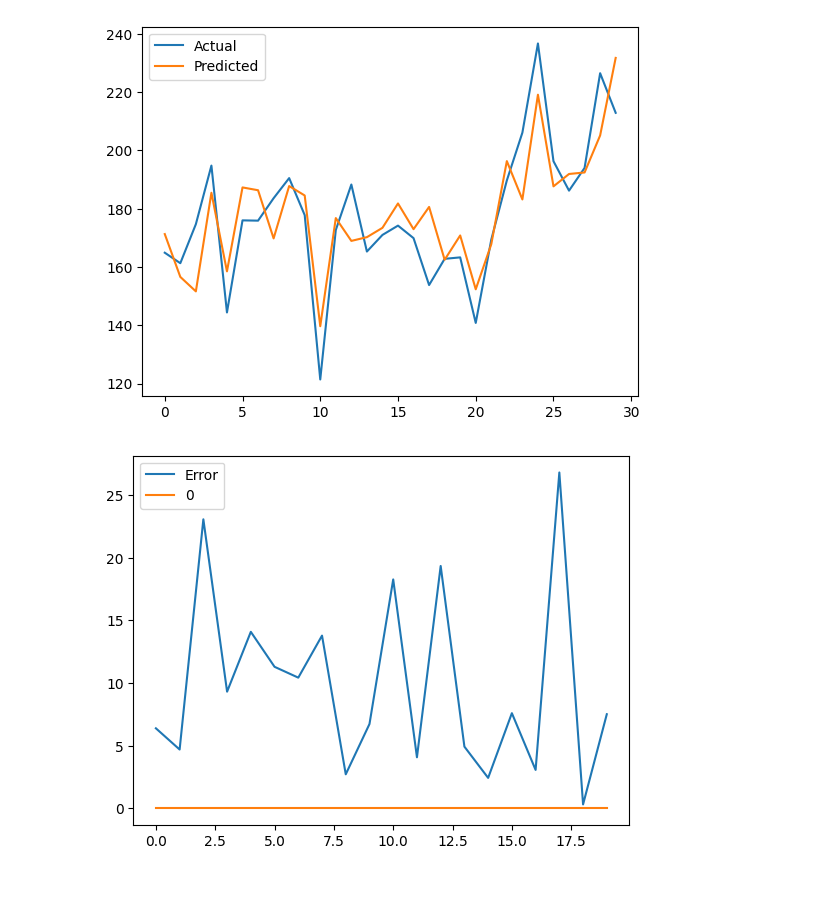
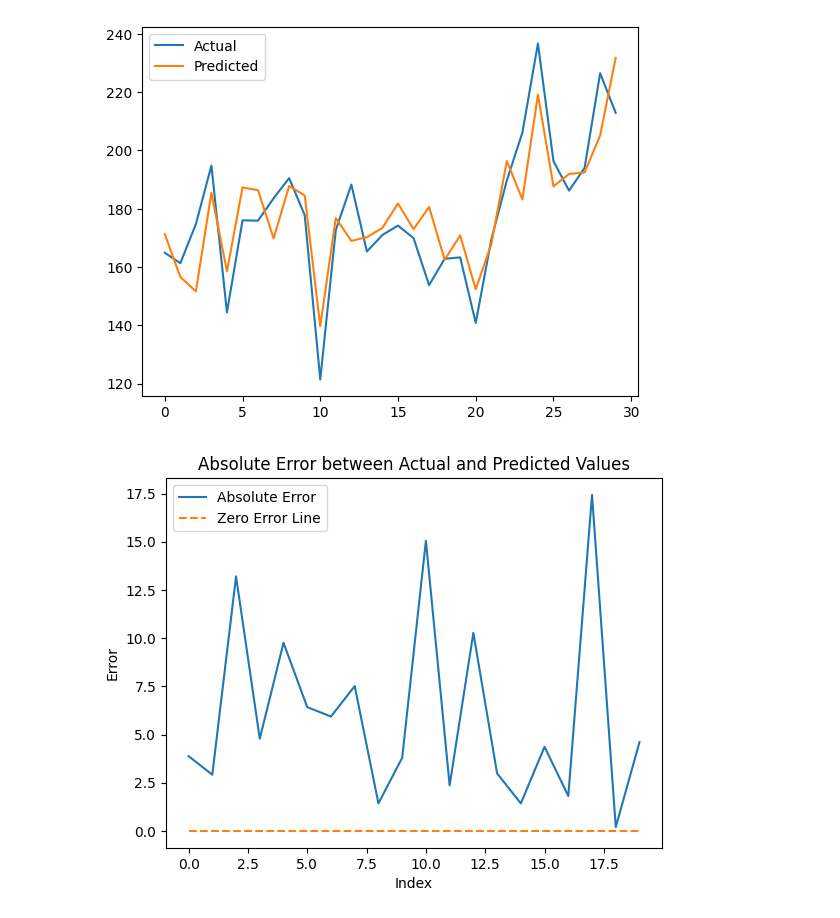
Before and after one commit to dhruvadeep/DeepLearning, a Jupyter notebook: Linear Neural Network/Regression/CancerDataset/main.ipynb, the cells around one changed output. Cells and saved outputs as stored; diff of their text form; code cells hidden in the pictures; blank space fills up the shorter version.

Commit message:
error in percentage

```diff
--- a/Linear Neural Network/Regression/CancerDataset/main.ipynb
+++ b/Linear Neural Network/Regression/CancerDataset/main.ipynb
@@ -88,11 +88,18 @@ plt.legend()
 plt.show()
 # %% [output]
 [figure]
-# %%
-# Show graph per error
-plt.plot(((Y - Y_pred)[:20] ** 2) ** 0.5, label='Error')
-plt.plot([0] * 20, label='0')
-plt.legend()
-plt.show()
-# %% [output]
-[figure, removed]
+# %%
+error = np.abs(Y - Y_pred)[:20]  # Absolute error for the first 20 elements
+actual_data = []
+for i in range(20):
+    actual_data.append(error[i] / Y[i] * 100)  # Calculate the percentage error
+
+plt.plot(actual_data, label='Absolute Error')
+plt.plot([0] * 20, label='Zero Error Line', linestyle='--')  # Dashed line for clarity
+plt.legend()
+plt.xlabel('Index')
+plt.ylabel('Error')
+plt.title('Absolute Error between Actual and Predicted Values')
+plt.show()
+# %% [output]
+[figure, added]
```
